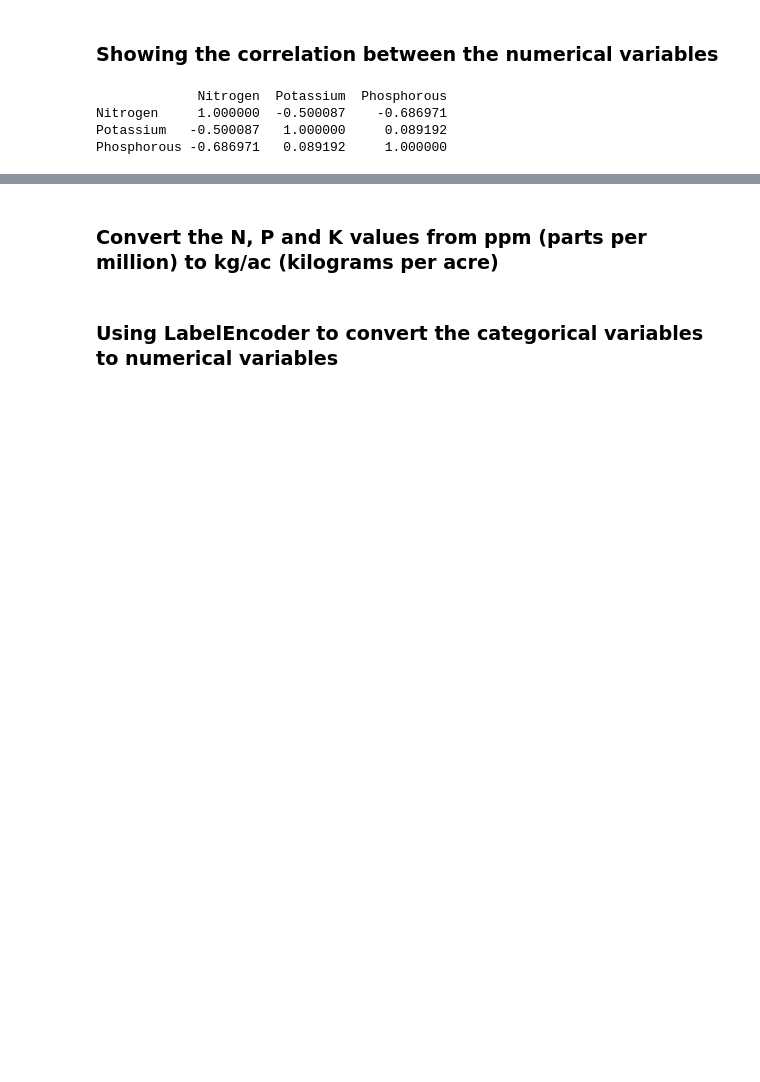
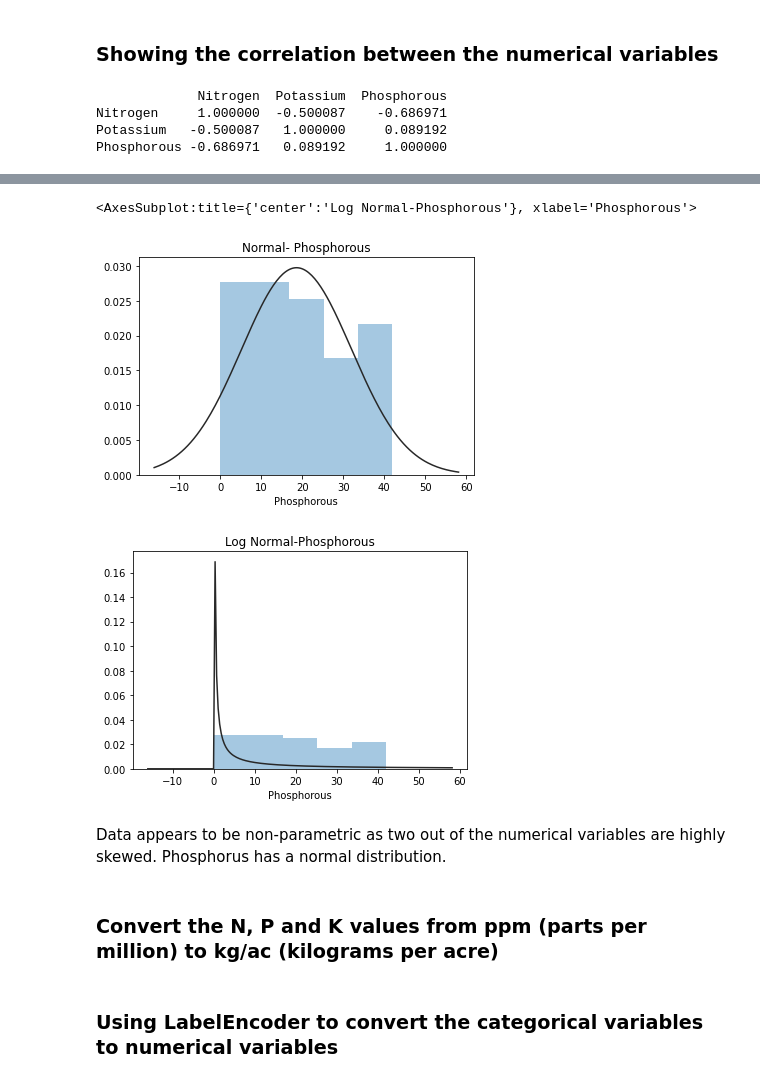
Before and after one commit to joykangangi/OrganiXpert, a Jupyter notebook: ML_Development/EDA/OrganiXpert.ipynb, the cells around one changed output, grey strips where cells are left out. Drawn from its saved outputs; the diff is of its cells as text; code cells hidden in the pictures; blank space fills up the shorter version.

```diff
--- a/ML_Development/EDA/OrganiXpert.ipynb
+++ b/ML_Development/EDA/OrganiXpert.ipynb
@@ -145,3 +169,15 @@ Name: Crop_Type, dtype: int64
+# %%
+y = df['Phosphorous']
+plt.figure(2); plt.title('Normal- Phosphorous')
+sns.distplot(y, kde=False, fit=st.norm)
+plt.figure(3); plt.title('Log Normal-Phosphorous')
+sns.distplot(y, kde=False, fit=st.lognorm)
+# %% [output]
+<AxesSubplot:title={'center':'Log Normal-Phosphorous'}, xlabel='Phosphorous'>
+[figure, added]
+[figure, added]
+# %% [markdown]
+Data appears to be non-parametric as two out of the numerical variables are highly skewed. Phosphorus has a normal distribution.
 # %% [markdown]
 ### Convert the N, P and K values from ppm (parts per million) to kg/ac (kilograms per acre)
 # %%
```
Also changed, not shown: parts of 14 cells of this notebook, 5 other files.
